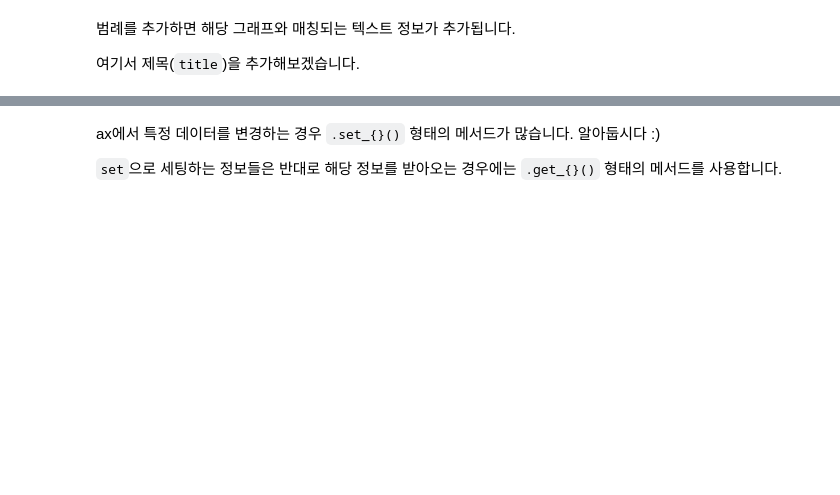
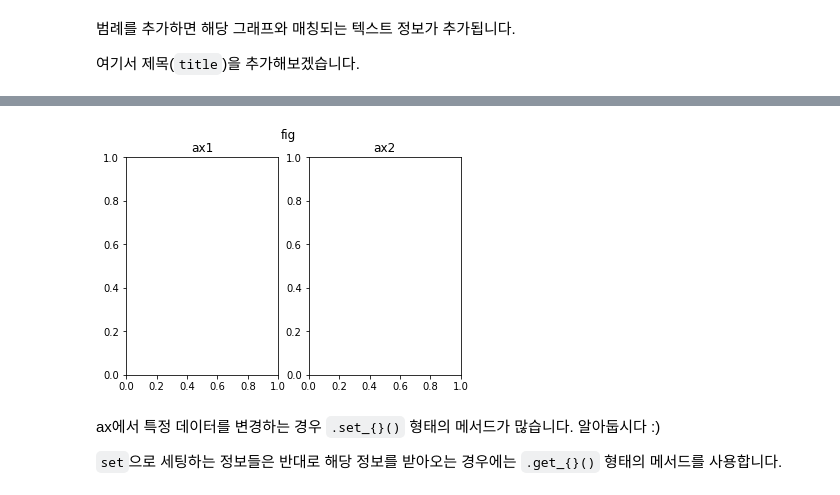
Before and after one commit to YHaJung/visualization, a Jupyter notebook: 1_1_matplotlib.ipynb, the cells around one changed output, grey strips where cells are left out. Cells and saved outputs as stored; diff of their text form; code cells hidden in the pictures; blank space fills up the shorter version.

```diff
--- a/1_1_matplotlib.ipynb
+++ b/1_1_matplotlib.ipynb
@@ -219,3 +260,16 @@ plt.show()
+# %%
+fig = plt.figure()
+ax1 = fig.add_subplot(121)
+ax2 = fig.add_subplot(122)
+
+ax1.set_title("ax1")
+ax2.set_title("ax2")
+
+fig.suptitle("fig") # sup == supper
+
+plt.show()
+# %% [output]
+[figure, added]
 # %% [markdown]
 ax에서 특정 데이터를 변경하는 경우 `.set_{}()` 형태의 메서드가 많습니다. 알아둡시다 :)
 
```
Also changed, not shown: parts of 26 cells of this notebook.
